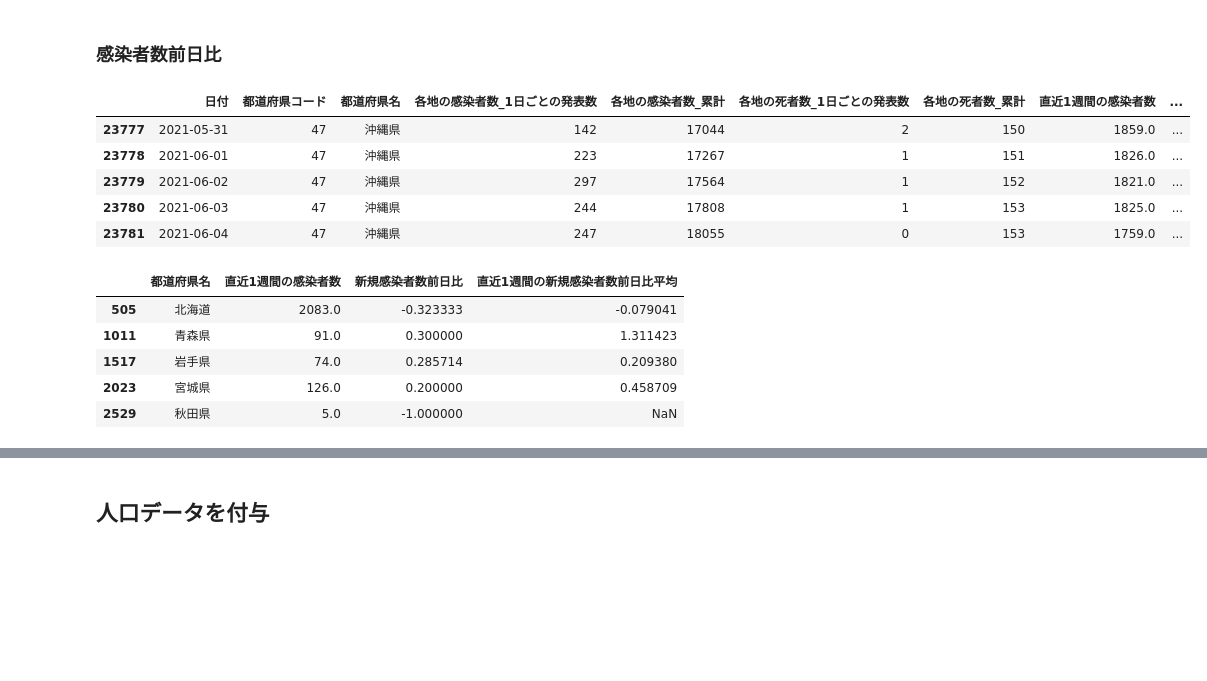
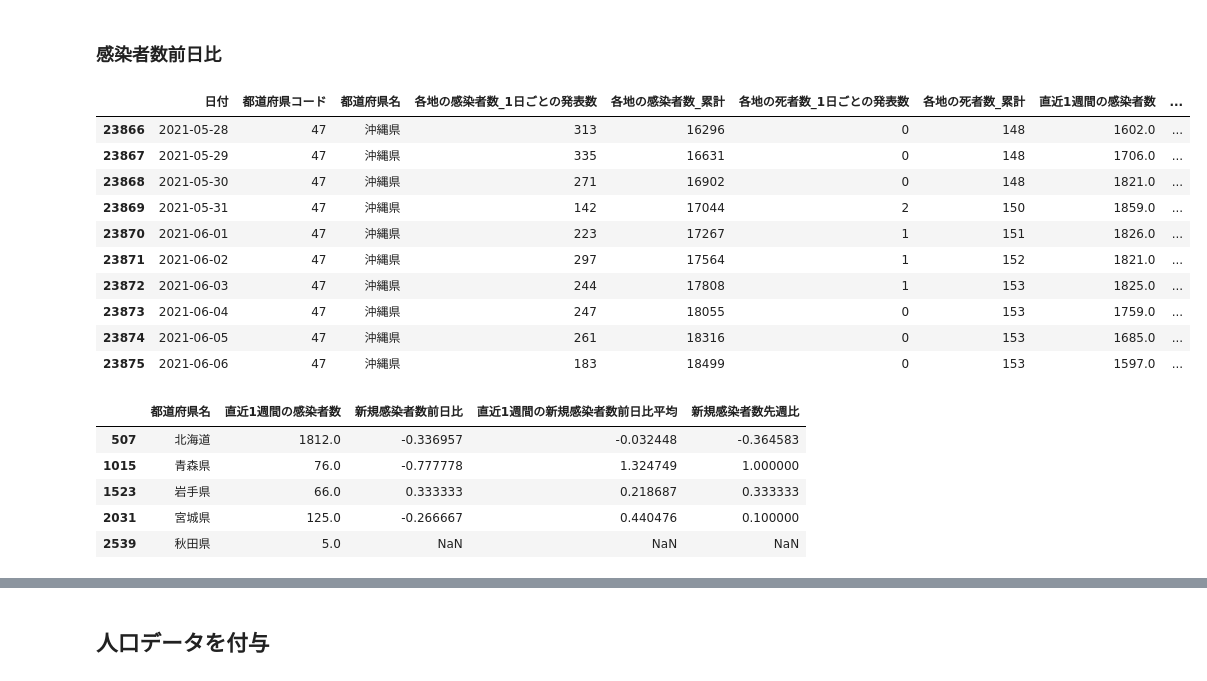
Before and after one commit to marzg510/data-analyze-covid-19, a Jupyter notebook: covid-19-jp-nhk-pref-latest.ipynb, the cells around one changed output, grey strips where cells are left out. Saved outputs shown, nothing was run; the diff lists cells and outputs as text; code cells hidden in the pictures; blank space fills up the shorter version.

```diff
--- a/covid-19-jp-nhk-pref-latest.ipynb
+++ b/covid-19-jp-nhk-pref-latest.ipynb
@@ -50,27 +50,34 @@ pref.tail(7)
 # %%
 import numpy as np
 pref["新規感染者数前日比"] = pref["各地の感染者数_1日ごとの発表数"].pct_change()
 # 一番古い日付だけNANを設定
 pref.loc[pref["日付"]==pref["日付"].min(),"新規感染者数前日比"] = np.nan
 pref["直近1週間の新規感染者数前日比平均"] = pref["新規感染者数前日比"].rolling(7).mean()
-pref.tail()
+pref["新規感染者数先週比"] = pref["各地の感染者数_1日ごとの発表数"].pct_change(periods=7)
+
+pref.tail(10)
 # %% [output]
 |  | 日付 | 都道府県コード | 都道府県名 | 各地の感染者数_1日ごとの発表数 | 各地の感染者数_累計 | 各地の死者数_1日ごとの発表数 | 各地の死者数_累計 | 直近1週間の感染者数 | ... |
-| 23777 | 2021-05-31 | 47 | 沖縄県 | 142 | 17044 | 2 | 150 | 1859.0 | ... |
-| 23778 | 2021-06-01 | 47 | 沖縄県 | 223 | 17267 | 1 | 151 | 1826.0 | ... |
-| 23779 | 2021-06-02 | 47 | 沖縄県 | 297 | 17564 | 1 | 152 | 1821.0 | ... |
-| 23780 | 2021-06-03 | 47 | 沖縄県 | 244 | 17808 | 1 | 153 | 1825.0 | ... |
-| 23781 | 2021-06-04 | 47 | 沖縄県 | 247 | 18055 | 0 | 153 | 1759.0 | ... |
+| 23866 | 2021-05-28 | 47 | 沖縄県 | 313 | 16296 | 0 | 148 | 1602.0 | ... |
+| 23867 | 2021-05-29 | 47 | 沖縄県 | 335 | 16631 | 0 | 148 | 1706.0 | ... |
+| 23868 | 2021-05-30 | 47 | 沖縄県 | 271 | 16902 | 0 | 148 | 1821.0 | ... |
+| 23869 | 2021-05-31 | 47 | 沖縄県 | 142 | 17044 | 2 | 150 | 1859.0 | ... |
+| 23870 | 2021-06-01 | 47 | 沖縄県 | 223 | 17267 | 1 | 151 | 1826.0 | ... |
+| 23871 | 2021-06-02 | 47 | 沖縄県 | 297 | 17564 | 1 | 152 | 1821.0 | ... |
+| 23872 | 2021-06-03 | 47 | 沖縄県 | 244 | 17808 | 1 | 153 | 1825.0 | ... |
+| 23873 | 2021-06-04 | 47 | 沖縄県 | 247 | 18055 | 0 | 153 | 1759.0 | ... |
+| 23874 | 2021-06-05 | 47 | 沖縄県 | 261 | 18316 | 0 | 153 | 1685.0 | ... |
+| 23875 | 2021-06-06 | 47 | 沖縄県 | 183 | 18499 | 0 | 153 | 1597.0 | ... |
 # %%
-latest = pref.loc[pref["日付"]==pref["日付"].max()][["都道府県名","直近1週間の感染者数","新規感染者数前日比","直近1週間の新規感染者数前日比平均"]]
+latest = pref.loc[pref["日付"]==pref["日付"].max()][["都道府県名","直近1週間の感染者数","新規感染者数前日比","直近1週間の新規感染者数前日比平均","新規感染者数先週比"]]
 latest.head()
 # %% [output]
-|  | 都道府県名 | 直近1週間の感染者数 | 新規感染者数前日比 | 直近1週間の新規感染者数前日比平均 |
-| 505 | 北海道 | 2083.0 | -0.323333 | -0.079041 |
-| 1011 | 青森県 | 91.0 | 0.300000 | 1.311423 |
-| 1517 | 岩手県 | 74.0 | 0.285714 | 0.209380 |
-| 2023 | 宮城県 | 126.0 | 0.200000 | 0.458709 |
-| 2529 | 秋田県 | 5.0 | -1.000000 | NaN |
+|  | 都道府県名 | 直近1週間の感染者数 | 新規感染者数前日比 | 直近1週間の新規感染者数前日比平均 | 新規感染者数先週比 |
+| 507 | 北海道 | 1812.0 | -0.336957 | -0.032448 | -0.364583 |
+| 1015 | 青森県 | 76.0 | -0.777778 | 1.324749 | 1.000000 |
+| 1523 | 岩手県 | 66.0 | 0.333333 | 0.218687 | 0.333333 |
+| 2031 | 宮城県 | 125.0 | -0.266667 | 0.440476 | 0.100000 |
+| 2539 | 秋田県 | 5.0 | NaN | NaN | NaN |
 # %%
 all_jp = pd.merge(all_jp, latest, on="都道府県名")
 all_jp.head()
```
Also changed, not shown: parts of 17 cells of this notebook, 24 other files.
